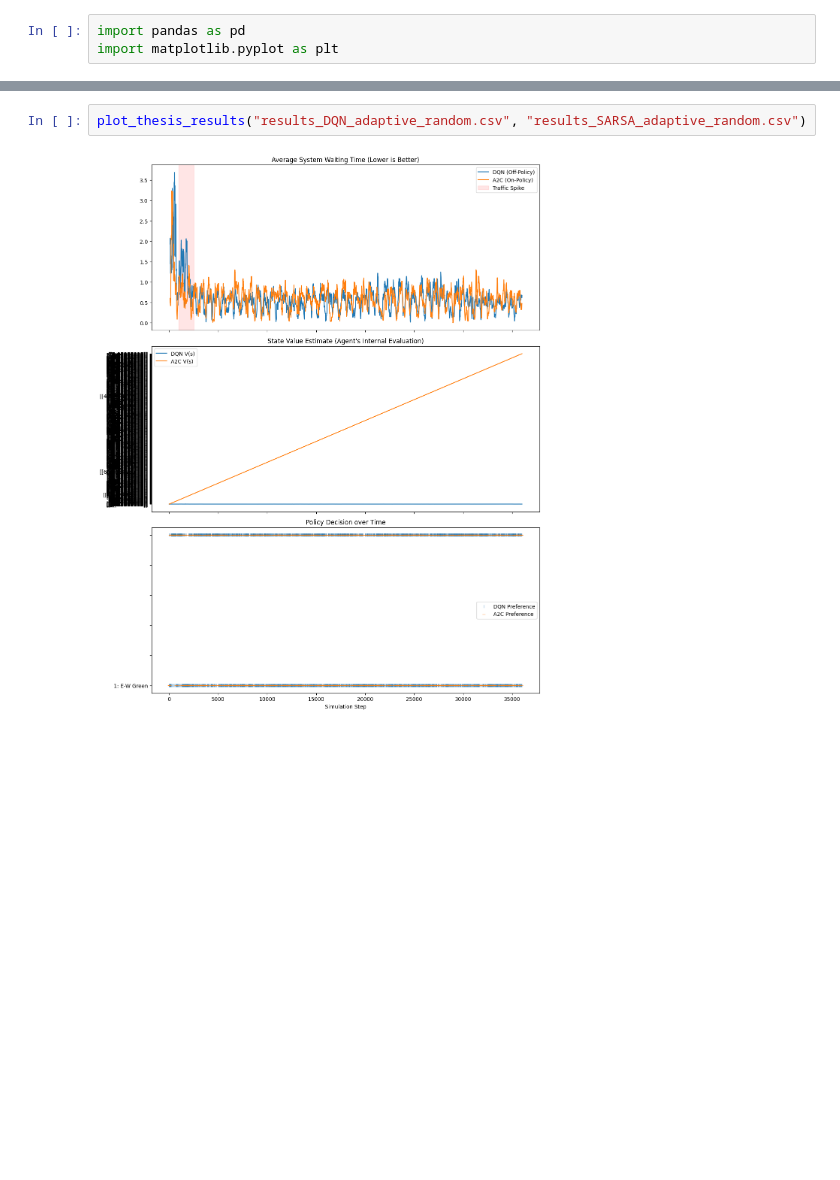
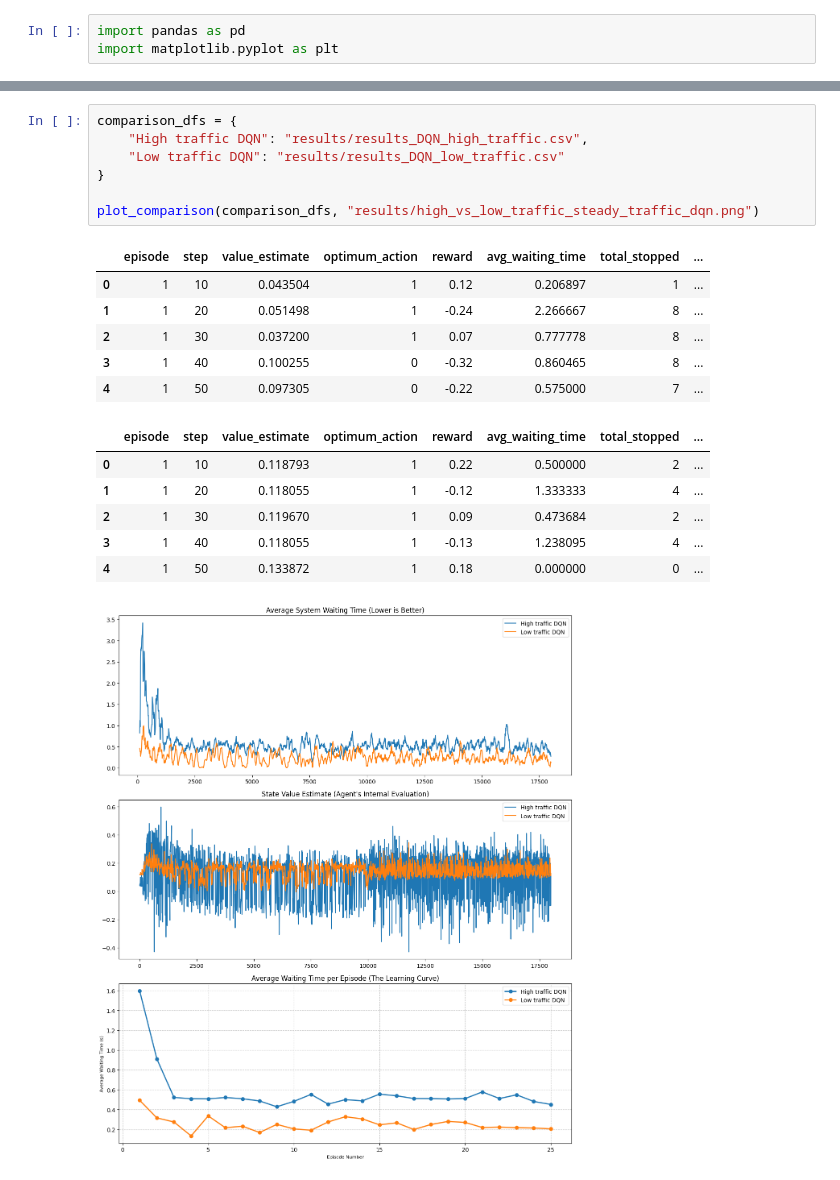
Before and after one commit to bpassanezi/RLProject, a Jupyter notebook: analyse_results.ipynb, the cells around one changed output, grey strips where cells are left out. Cells and saved outputs as stored; diff of their text form; blank space fills up the shorter version.

Commit message:
Update results and main

```diff
--- a/analyse_results.ipynb
+++ b/analyse_results.ipynb
@@ -37,5 +46,22 @@ def plot_thesis_results(dqn_file, a2c_file):
     plt.show()
-# %%
-plot_thesis_results("results_DQN_adaptive_random.csv", "results_SARSA_adaptive_random.csv")
-# %% [output]
-[figure, removed]
+# %%
+comparison_dfs = {
+    "High traffic DQN": "results/results_DQN_high_traffic.csv",
+    "Low traffic DQN": "results/results_DQN_low_traffic.csv"
+}
+
+plot_comparison(comparison_dfs, "results/high_vs_low_traffic_steady_traffic_dqn.png")
+# %% [output]
+|  | episode | step | value_estimate | optimum_action | reward | avg_waiting_time | total_stopped | ... |
+| 0 | 1 | 10 | 0.043504 | 1 | 0.12 | 0.206897 | 1 | ... |
+| 1 | 1 | 20 | 0.051498 | 1 | -0.24 | 2.266667 | 8 | ... |
+| 2 | 1 | 30 | 0.037200 | 1 | 0.07 | 0.777778 | 8 | ... |
+| 3 | 1 | 40 | 0.100255 | 0 | -0.32 | 0.860465 | 8 | ... |
+| 4 | 1 | 50 | 0.097305 | 0 | -0.22 | 0.575000 | 7 | ... |
+|  | episode | step | value_estimate | optimum_action | reward | avg_waiting_time | total_stopped | ... |
+| 0 | 1 | 10 | 0.118793 | 1 | 0.22 | 0.500000 | 2 | ... |
+| 1 | 1 | 20 | 0.118055 | 1 | -0.12 | 1.333333 | 4 | ... |
+| 2 | 1 | 30 | 0.119670 | 1 | 0.09 | 0.473684 | 2 | ... |
+| 3 | 1 | 40 | 0.118055 | 1 | -0.13 | 1.238095 | 4 | ... |
+| 4 | 1 | 50 | 0.133872 | 1 | 0.18 | 0.000000 | 0 | ... |
+[figure, added]
```
Also changed, not shown: parts of 10 cells of this notebook, 1 other file.
